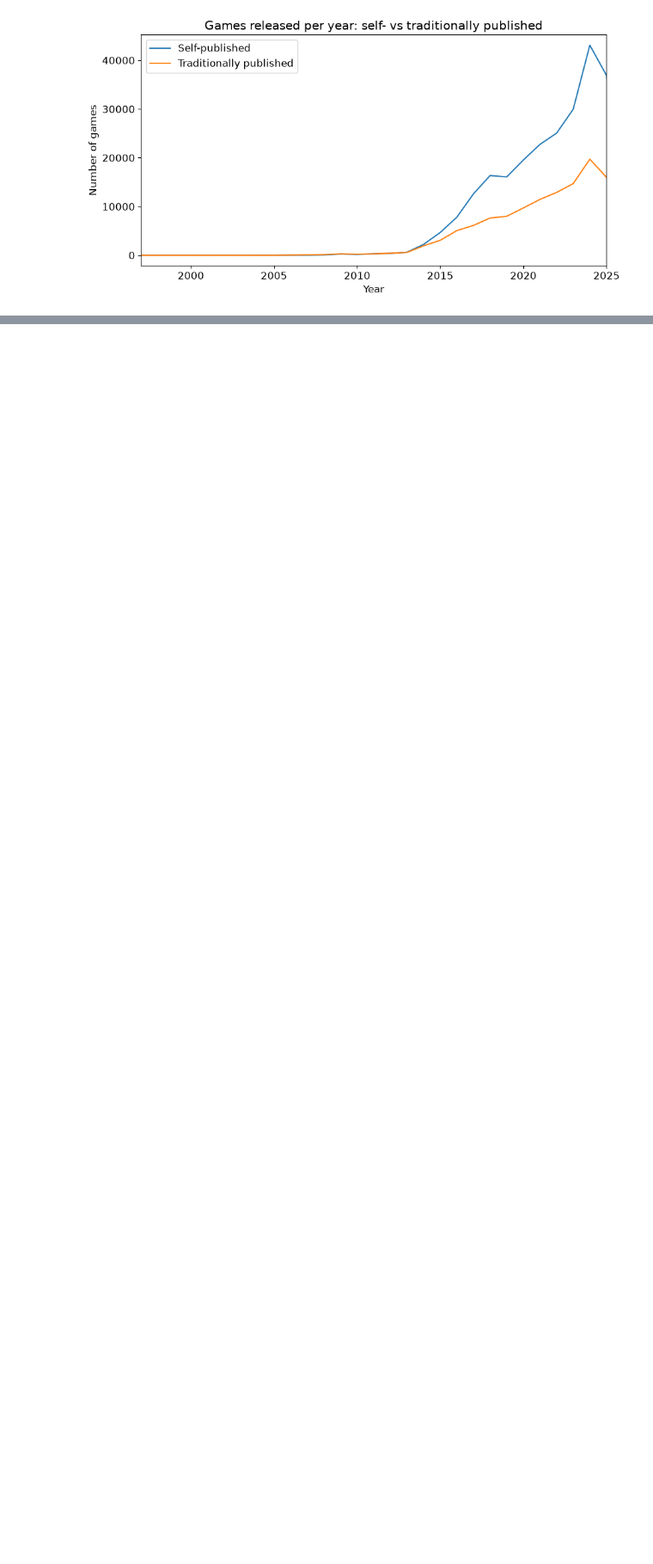
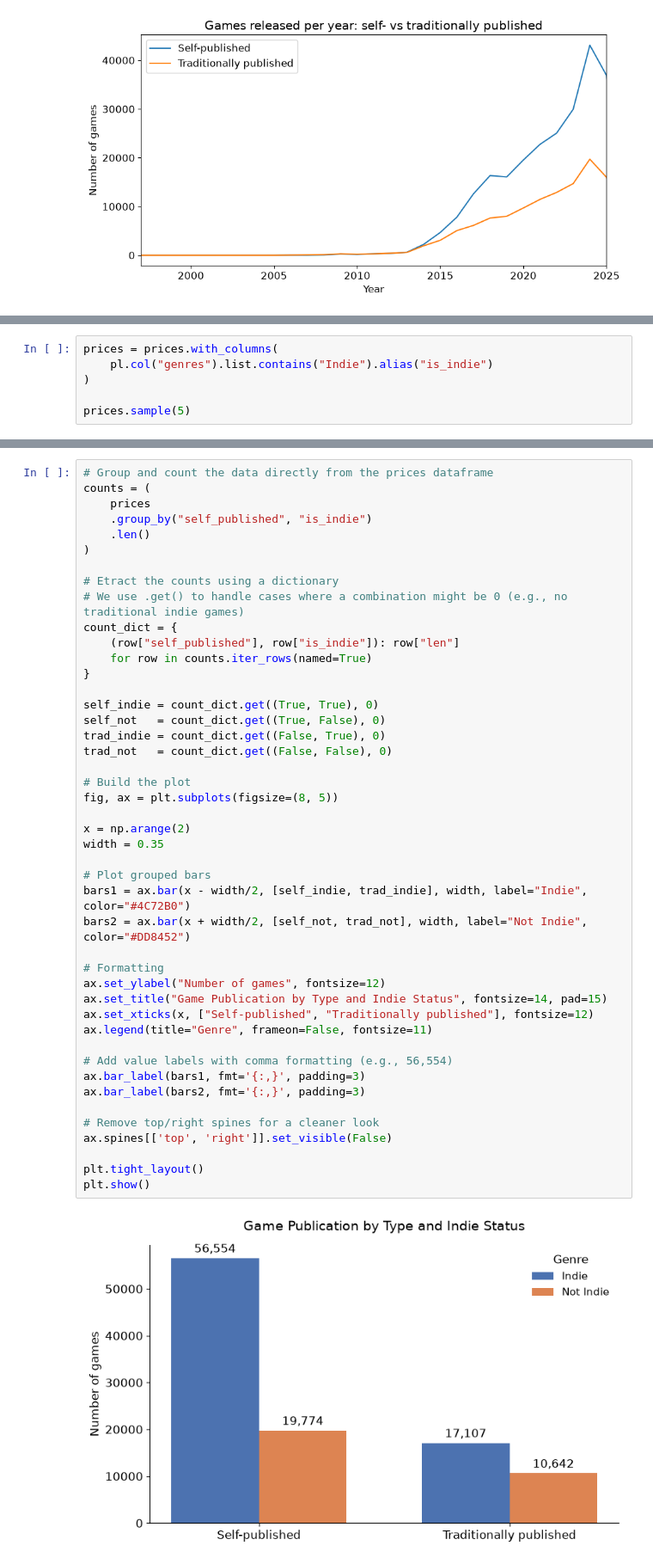
Before and after one commit to EvDev3/SteamPublishingEDA, a Jupyter notebook: SteamSaleEDA.ipynb, the cells around one changed output, grey strips where cells are left out. Shown at 86% size. Cells and saved outputs as stored; diff of their text form; blank space fills up the shorter version.

```diff
--- a/SteamSaleEDA.ipynb
+++ b/SteamSaleEDA.ipynb
@@ -214,0 +469,6 @@ plt.show()
+# %%
+prices = prices.with_columns(
+    pl.col("genres").list.contains("Indie").alias("is_indie")
+)
+
+prices.sample(5)
@@ -214,0 +484,47 @@ plt.show()
+# %%
+# Group and count the data directly from the prices dataframe
+counts = (
+    prices
+    .group_by("self_published", "is_indie")
+    .len()
+)
+
+# Etract the counts using a dictionary
+# We use .get() to handle cases where a combination might be 0 (e.g., no traditional indie games)
+count_dict = {
+    (row["self_published"], row["is_indie"]): row["len"]
+    for row in counts.iter_rows(named=True)
+}
+
+self_indie = count_dict.get((True, True), 0)
+self_not   = count_dict.get((True, False), 0)
+trad_indie = count_dict.get((False, True), 0)
+trad_not   = count_dict.get((False, False), 0)
+
+# Build the plot
+fig, ax = plt.subplots(figsize=(8, 5))
+
+x = np.arange(2)
+width = 0.35
+
+# Plot grouped bars
+bars1 = ax.bar(x - width/2, [self_indie, trad_indie], width, label="Indie", color="#4C72B0")
+bars2 = ax.bar(x + width/2, [self_not, trad_not], width, label="Not Indie", color="#DD8452")
+
+# Formatting
+ax.set_ylabel("Number of games", fontsize=12)
+ax.set_title("Game Publication by Type and Indie Status", fontsize=14, pad=15)
+ax.set_xticks(x, ["Self-published", "Traditionally published"], fontsize=12)
+ax.legend(title="Genre", frameon=False, fontsize=11)
+
+# Add value labels with comma formatting (e.g., 56,554)
+ax.bar_label(bars1, fmt='{:,}', padding=3)
+ax.bar_label(bars2, fmt='{:,}', padding=3)
+
+# Remove top/right spines for a cleaner look
+ax.spines[['top', 'right']].set_visible(False)
+
+plt.tight_layout()
+plt.show()
+# %% [output]
+[figure, added]
```
Also changed, not shown: parts of 32 cells of this notebook.
